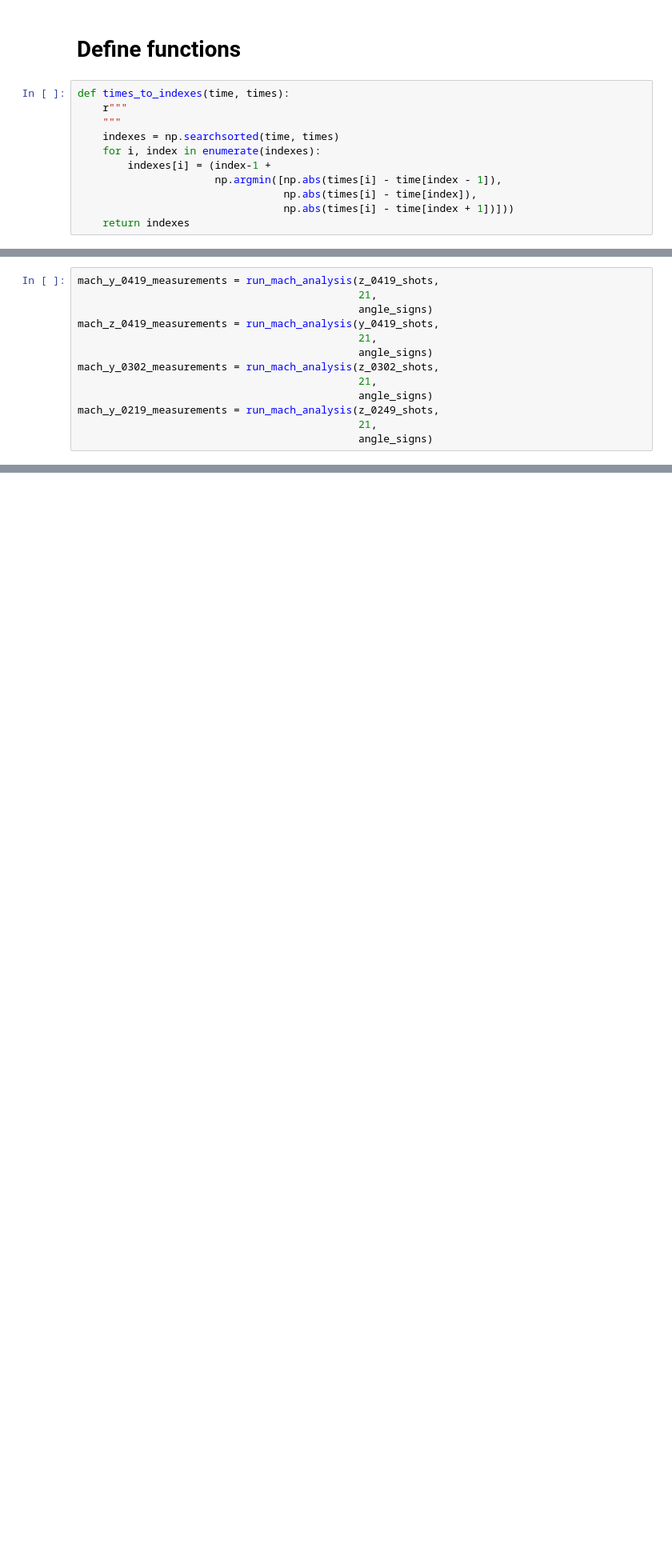
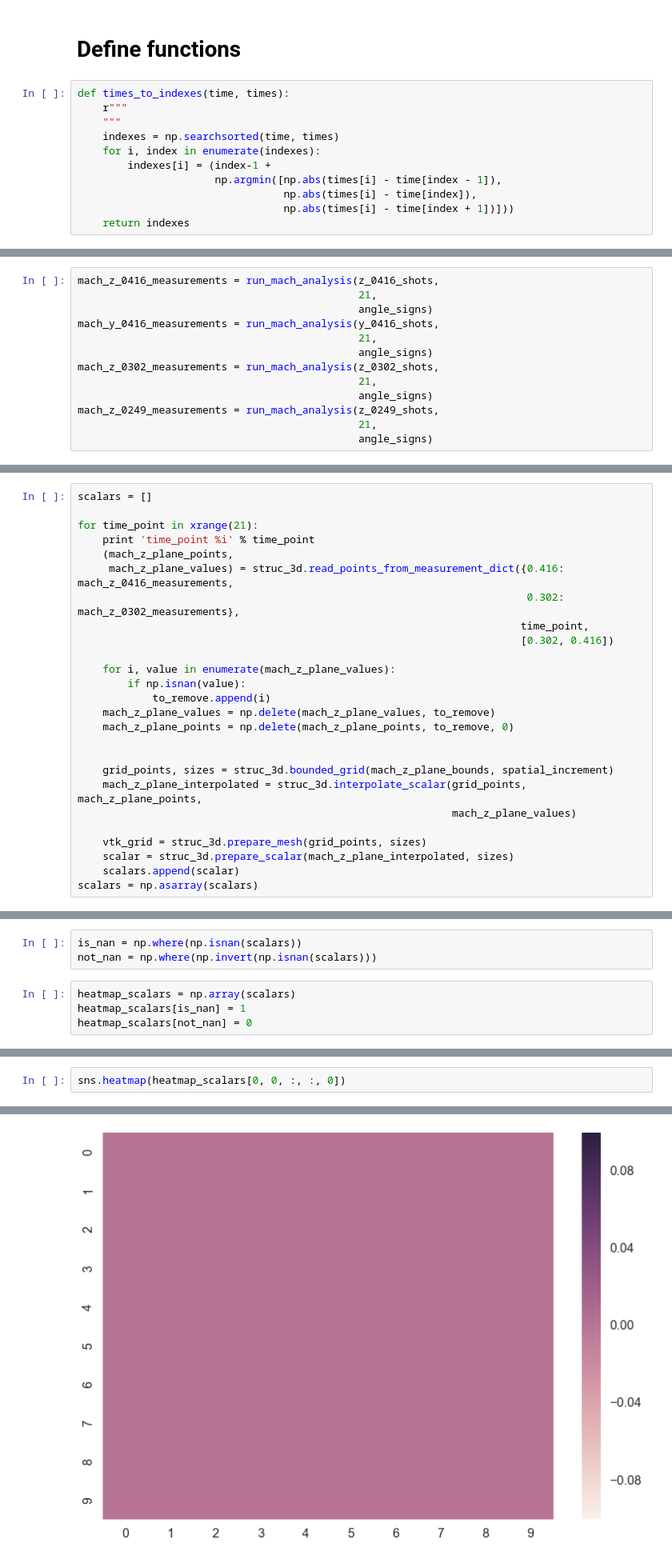
Before and after one commit to jensv/relative_canonical_helicity, a Jupyter notebook: interpolate_mach_3d.ipynb, the cells around one changed output, grey strips where cells are left out. Shown: that part at 80% size. Cells and saved outputs as stored; diff of their text form; blank space fills up the shorter version.

Commit message:
Add quanitities interpolated on cube grids.
It may be possible to make the cubes larger or interpolate on convex
hulls.

```diff
--- a/interpolate_mach_3d.ipynb
+++ b/interpolate_mach_3d.ipynb
@@ -142,16 +144,16 @@ def run_mach_analysis(shots, time_points, angle_signs):
                     'z_out': z_out}
     return measurements
 # %%
-mach_y_0419_measurements = run_mach_analysis(z_0419_shots,
+mach_z_0416_measurements = run_mach_analysis(z_0416_shots,
                                              21,
                                              angle_signs)
-mach_z_0419_measurements = run_mach_analysis(y_0419_shots,
+mach_y_0416_measurements = run_mach_analysis(y_0416_shots,
                                              21,
                                              angle_signs)
-mach_y_0302_measurements = run_mach_analysis(z_0302_shots,
+mach_z_0302_measurements = run_mach_analysis(z_0302_shots,
                                              21,
                                              angle_signs)
-mach_y_0219_measurements = run_mach_analysis(z_0249_shots,
+mach_z_0249_measurements = run_mach_analysis(z_0249_shots,
                                              21,
                                              angle_signs)
 # %%
@@ -160,0 +269,26 @@ mach_y_0419_measurements['a_out'].shape
+# %%
+scalars = []
+
+for time_point in xrange(21):
+    print 'time_point %i' % time_point
+    (mach_z_plane_points,
+     mach_z_plane_values) = struc_3d.read_points_from_measurement_dict({0.416: mach_z_0416_measurements,
+                                                                        0.302: mach_z_0302_measurements},
+                                                                       time_point,
+                                                                       [0.302, 0.416])
+
+    for i, value in enumerate(mach_z_plane_values):
+        if np.isnan(value):
+            to_remove.append(i)
+    mach_z_plane_values = np.delete(mach_z_plane_values, to_remove)
+    mach_z_plane_points = np.delete(mach_z_plane_points, to_remove, 0)
+
+
+    grid_points, sizes = struc_3d.bounded_grid(mach_z_plane_bounds, spatial_increment)
+    mach_z_plane_interpolated = struc_3d.interpolate_scalar(grid_points, mach_z_plane_points,
+                                                            mach_z_plane_values)
+
+    vtk_grid = struc_3d.prepare_mesh(grid_points, sizes)
+    scalar = struc_3d.prepare_scalar(mach_z_plane_interpolated, sizes)
+    scalars.append(scalar)
+scalars = np.asarray(scalars)
@@ -160,0 +317,7 @@ mach_y_0419_measurements['a_out'].shape
+# %%
+is_nan = np.where(np.isnan(scalars))
+not_nan = np.where(np.invert(np.isnan(scalars)))
+# %%
+heatmap_scalars = np.array(scalars)
+heatmap_scalars[is_nan] = 1
+heatmap_scalars[not_nan] = 0
@@ -160,0 +338,3 @@ mach_y_0419_measurements['a_out'].shape
+# %%
+sns.heatmap(heatmap_scalars[0, 0, :, :, 0])
+# %% [output]
@@ -160,0 +342 @@ mach_y_0419_measurements['a_out'].shape
+[figure, added]
```
Also changed, not shown: parts of 35 cells of this notebook, 1 other file.
